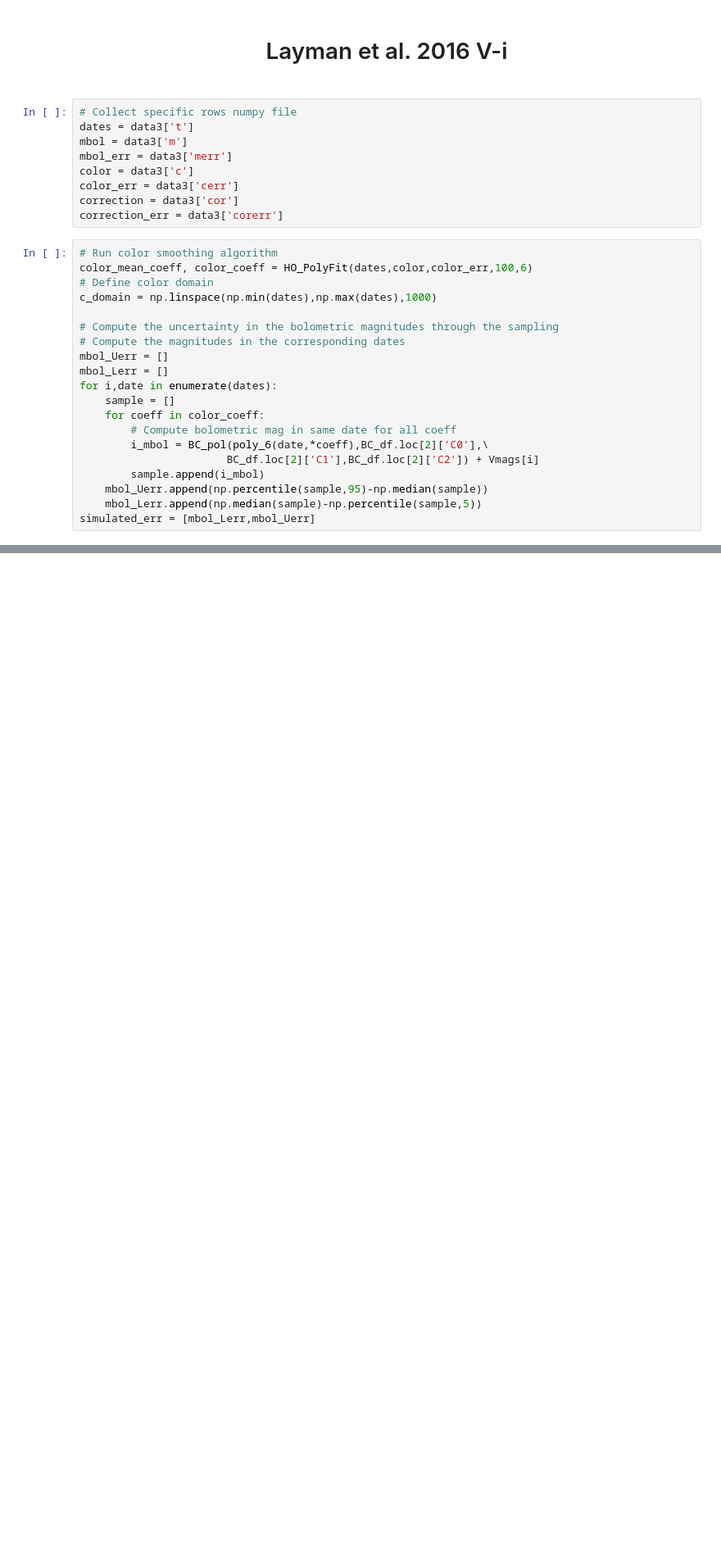
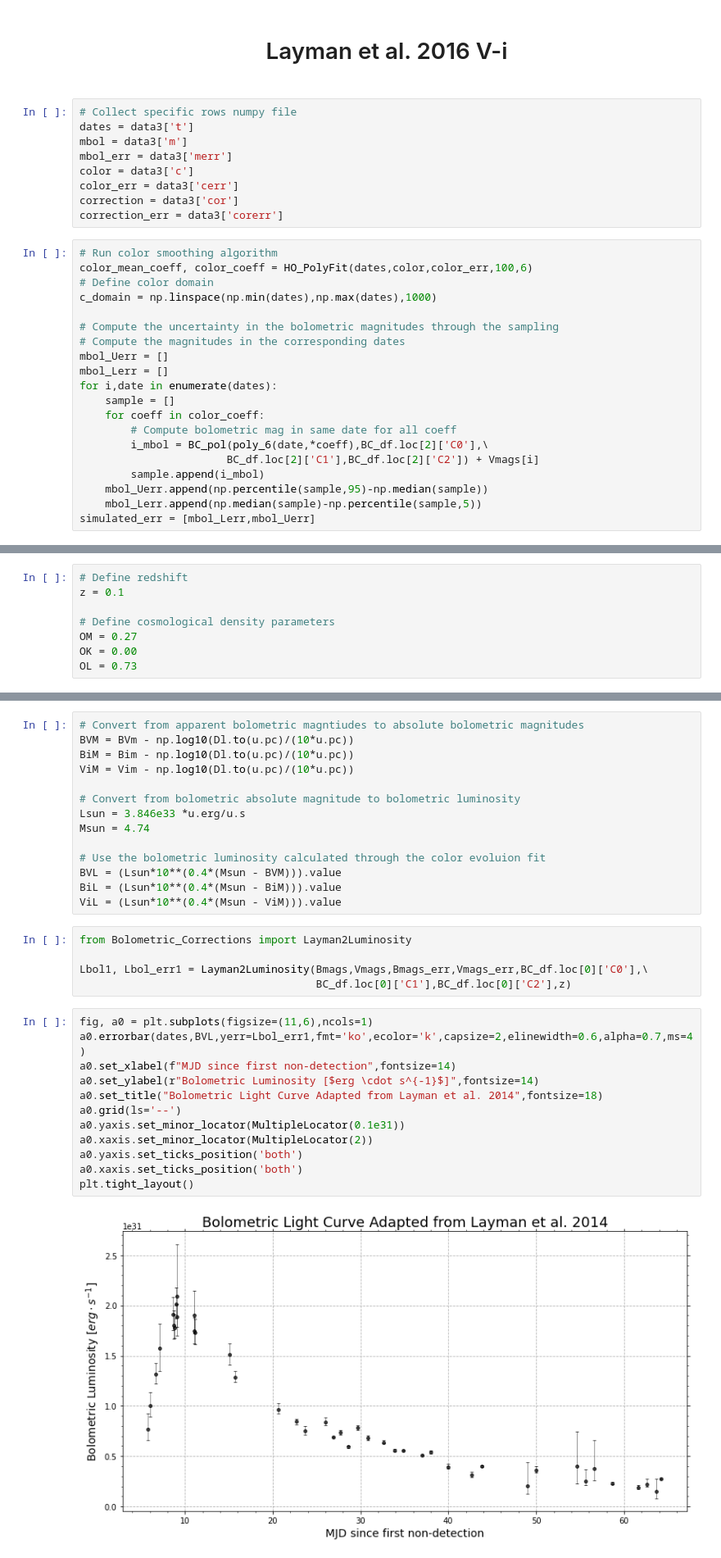
Before and after one commit to 159Patrick159/ZN-7090, a Jupyter notebook: Scripts/Light Curve Modelling.ipynb, the cells around one changed output, grey strips where cells are left out. Shown at 82% size. Saved outputs shown, nothing was run; the diff lists cells and outputs as text; blank space fills up the shorter version.

```diff
--- a/Scripts/Light Curve Modelling.ipynb
+++ b/Scripts/Light Curve Modelling.ipynb
@@ -370,0 +315,8 @@ ViL = Lsun*10**(0.4*(Msun - ViM))
+# %%
+# Define redshift
+z = 0.1
+
+# Define cosmological density parameters
+OM = 0.27
+OK = 0.00
+OL = 0.73
@@ -370,0 +358,33 @@ ViL = Lsun*10**(0.4*(Msun - ViM))
+# %%
+# Convert from apparent bolometric magntiudes to absolute bolometric magnitudes
+BVM = BVm - np.log10(Dl.to(u.pc)/(10*u.pc))
+BiM = Bim - np.log10(Dl.to(u.pc)/(10*u.pc))
+ViM = Vim - np.log10(Dl.to(u.pc)/(10*u.pc))
+
+# Convert from bolometric absolute magnitude to bolometric luminosity
+Lsun = 3.846e33 *u.erg/u.s
+Msun = 4.74
+
+# Use the bolometric luminosity calculated through the color evoluion fit
+BVL = (Lsun*10**(0.4*(Msun - BVM))).value
+BiL = (Lsun*10**(0.4*(Msun - BiM))).value
+ViL = (Lsun*10**(0.4*(Msun - ViM))).value
+# %%
+from Bolometric_Corrections import Layman2Luminosity
+
+Lbol1, Lbol_err1 = Layman2Luminosity(Bmags,Vmags,Bmags_err,Vmags_err,BC_df.loc[0]['C0'],\
+                                     BC_df.loc[0]['C1'],BC_df.loc[0]['C2'],z)
+# %%
+fig, a0 = plt.subplots(figsize=(11,6),ncols=1)
+a0.errorbar(dates,BVL,yerr=Lbol_err1,fmt='ko',ecolor='k',capsize=2,elinewidth=0.6,alpha=0.7,ms=4)
+a0.set_xlabel(f"MJD since first non-detection",fontsize=14)
+a0.set_ylabel(r"Bolometric Luminosity [$erg \cdot s^{-1}$]",fontsize=14)
+a0.set_title("Bolometric Light Curve Adapted from Layman et al. 2014",fontsize=18)
+a0.grid(ls='--')
+a0.yaxis.set_minor_locator(MultipleLocator(0.1e31))
+a0.xaxis.set_minor_locator(MultipleLocator(2))
+a0.yaxis.set_ticks_position('both')
+a0.xaxis.set_ticks_position('both')
+plt.tight_layout()
+# %% [output]
+[figure, added]
```
Also changed, not shown: parts of 21 cells of this notebook.
